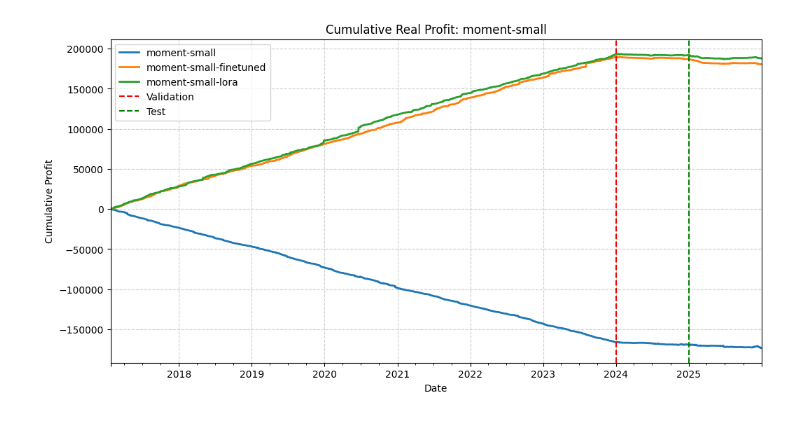
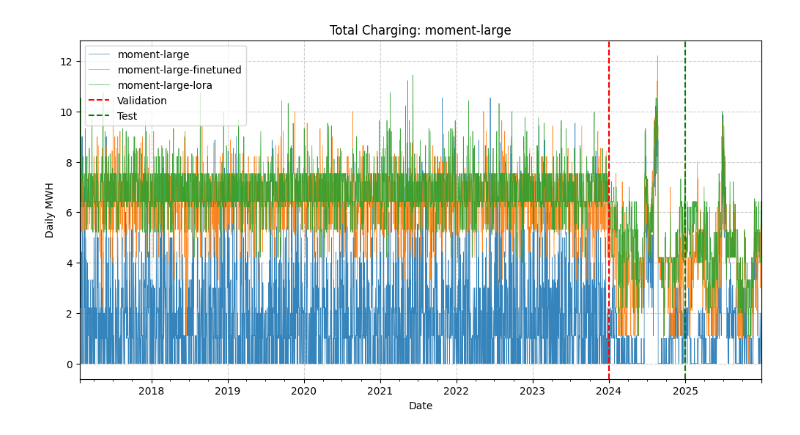
Before and after one commit to saloper/decision-focused-fine-tuning, a Jupyter notebook: notebooks/explore_metrics.ipynb, the cells around one changed output. Drawn from its saved outputs; the diff is of its cells as text; code cells hidden in the pictures.

Commit message:
add plot for total chargining

```diff
--- a/notebooks/explore_metrics.ipynb
+++ b/notebooks/explore_metrics.ipynb
@@ -15,16 +15,5 @@ def get_lastest_exp(base_dir):
     exp_dirs = sorted(exp_dirs, key=extract_time)
     return exp_dirs[-1]
 # %%
-name = 'moment-small'
+name = 'moment-large'
 model_configs=["", "-finetuned", "-lora"]
-all = []
-for c in model_configs:
-    model = name + c
-    base_dir = get_path(f"results\\optimization\\{model}\\NEMA")
-    exp_dir = get_lastest_exp(base_dir)
-    df = pd.read_parquet(exp_dir + "/opt_results.parquet")
-    df.index = pd.date_range(start='2017-01-23', periods=len(df), freq='D')
-    df = df['real_profit'].rename(f'{model}')
-    all.append(df)
-
-final_df = pd.concat(all, axis= 1)
@@ -31,39 +70,49 @@ final_df = pd.concat(all, axis= 1)
 # %%
+#Plot Charging over time
+all = []
+for c in model_configs:
+    model = name + c
+    base_dir = get_path(f"results\\optimization\\{model}\\NEMA")
+    exp_dir = get_lastest_exp(base_dir)
+    df = pd.read_parquet(exp_dir + "/opt_results.parquet")
+    df.index = pd.date_range(start='2017-01-23', periods=len(df), freq='D')
+    df = df['pred_charge_schedule'].apply(lambda x: sum(x) if len(x) else 0).rename(f'{model}')
+    all.append(df)
 
-cumulative_profit = final_df.cumsum()
+final_df = pd.concat(all, axis= 1)
 
 
-ax = cumulative_profit.plot(
+ax = final_df.plot(
     kind='line',
-    figsize=(12, 6),       # Make it a bit wider to see the time series clearly
-    linewidth=2,           # Slightly thicker lines for visibility
-    title=f'Cumulative Real Profit: {name}',
-    ylabel='Cumulative Profit',
+    figsize=(12, 6),
+    linewidth=0.5,
+    alpha = 0.9,
+    title=f'Total Charging: {name}',
+    ylabel='Daily MWH',
     xlabel='Date'
 )
 
+ax.grid(True, linestyle='--', alpha=0.6)
+ax.legend(title='Model Configuration')
 
-ax.grid(True, linestyle='--', alpha=0.6) # Adds a light grid for readability
-ax.legend(title='Model Configuration')   # Adds a title to the legend
-
-plt.axvline(
+ax.axvline(
     x = '2024-01-01',
     color='red',
     linestyle='--',
     linewidth=1.5,
     label='Validation'
 )
 
-plt.axvline(
+ax.axvline(
     x = '2025-01-01',
     color='green',
     linestyle='--',
     linewidth=1.5,
     label='Test'
 )
 
 plt.legend()
 
 plt.show()
 # %% [output]
-[figure, old version]
+[figure, new version]
```
Also changed, not shown: parts of 1 cell of this notebook.
